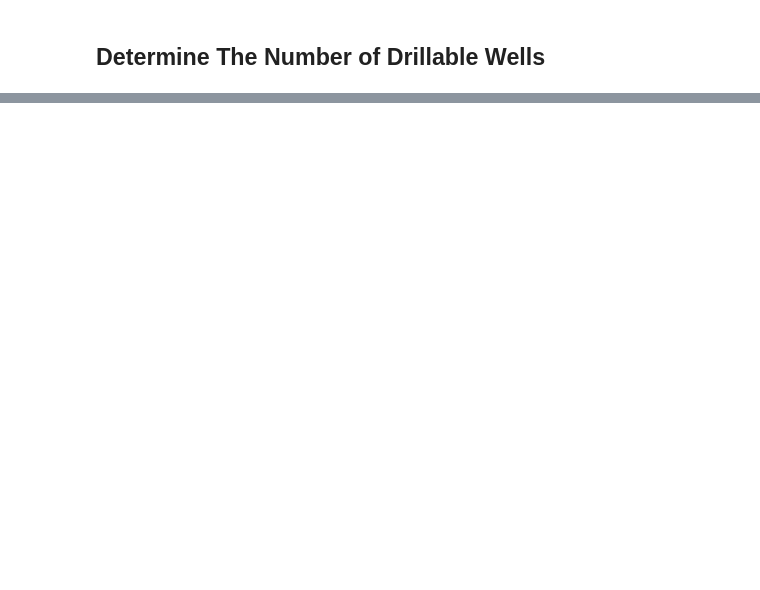
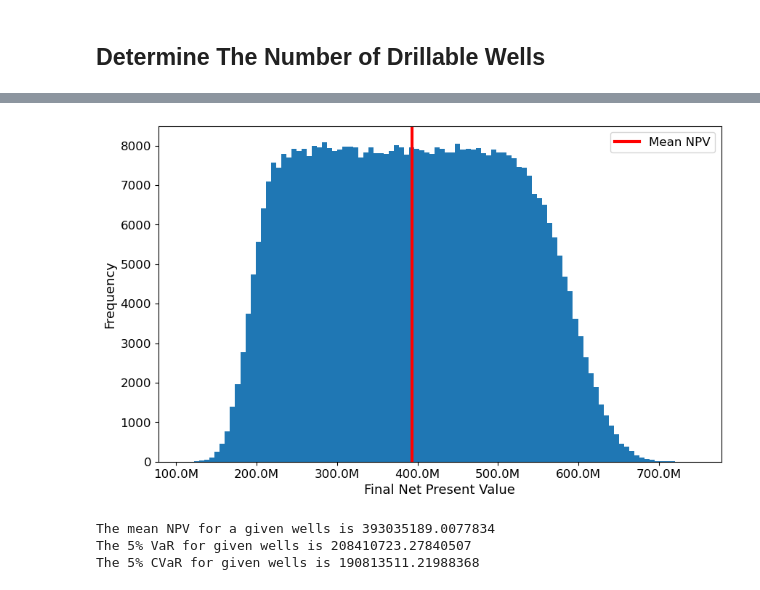
Before and after one commit to SterlingHayden/Simulation-and-Risk, a Jupyter notebook: HW/HW-03/HW-03.ipynb, the cells around one changed output, grey strips where cells are left out. Cells and saved outputs as stored; diff of their text form; code cells hidden in the pictures; blank space fills up the shorter version.

```diff
--- a/HW/HW-03/HW-03.ipynb
+++ b/HW/HW-03/HW-03.ipynb
@@ -62,0 +104,14 @@ final_PD = np.array([destandardize(PD[0], decline), destandardize(PD[1], product
+# %%
+price_fut = [0]*15
+for k in range(15):
+    price_fut[k] = np.random.triangular(left = price_projections['Low Oil Price'].iloc[k],
+                                        mode = price_projections['AEO2023 Reference'].iloc[k],
+                                        right = price_projections['High Oil Price'].iloc[k])
+
+operating_cost = [0]*15
+for k in range(15):
+    operating_cost[k] = np.random.normal(loc = 2.25, scale = 0.3)
+
+WACC = [0]*15
+for k in range(1, 16):
+    WACC[k-1] = (1 + 0.1)**k
@@ -131,0 +250,37 @@ The 5% CVaR for drillable wells is 5.3780254777070065
+# %%
+final_npv = []
+for i in range(500000):
+    n_wet = wells[i, 0]
+    n_dry = wells[i, 1]
+    dry_costs = np.random.choice(dry_well_costs, size=n_dry).sum()
+    wet_npv = np.random.choice(wet_well_npv, size=n_wet).sum()
+    npv = wet_npv - dry_costs
+    final_npv.append(npv)
+
+final_npv = np.array(final_npv)
+# %%
+fig, ax = plt.subplots(figsize=(10, 6))
+ax.hist(final_npv, bins=100)
+ax.axvline(np.mean(final_npv), color="red", linewidth=3, label="Mean NPV")
+ax.set_xticklabels([f"{x / 1e6}M" for x in ax.get_xticks()])
+plt.xlabel("Final Net Present Value", fontsize=13)
+plt.ylabel("Frequency", fontsize=13)
+ax.legend(fontsize=12)
+plt.show()
+# %% [output]
+[figure, added]
+# %%
+# Mean NPV
+print(f'The mean NPV for a given wells is {np.mean(final_npv)}')
+
+# VaR at 5% level
+NPV_VaR = np.quantile(final_npv, 0.05)
+print(f'The 5% VaR for given wells is {NPV_VaR}')
+
+# Conditional VaR at 5% level
+NPV_CVaR = final_npv[final_npv < NPV_VaR].mean()
+print(f'The 5% CVaR for given wells is {NPV_CVaR}')
+# %% [output]
+The mean NPV for a given wells is 393035189.0077834
+The 5% VaR for given wells is 208410723.27840507
+The 5% CVaR for given wells is 190813511.21988368
```
Also changed, not shown: parts of 7 cells of this notebook.
